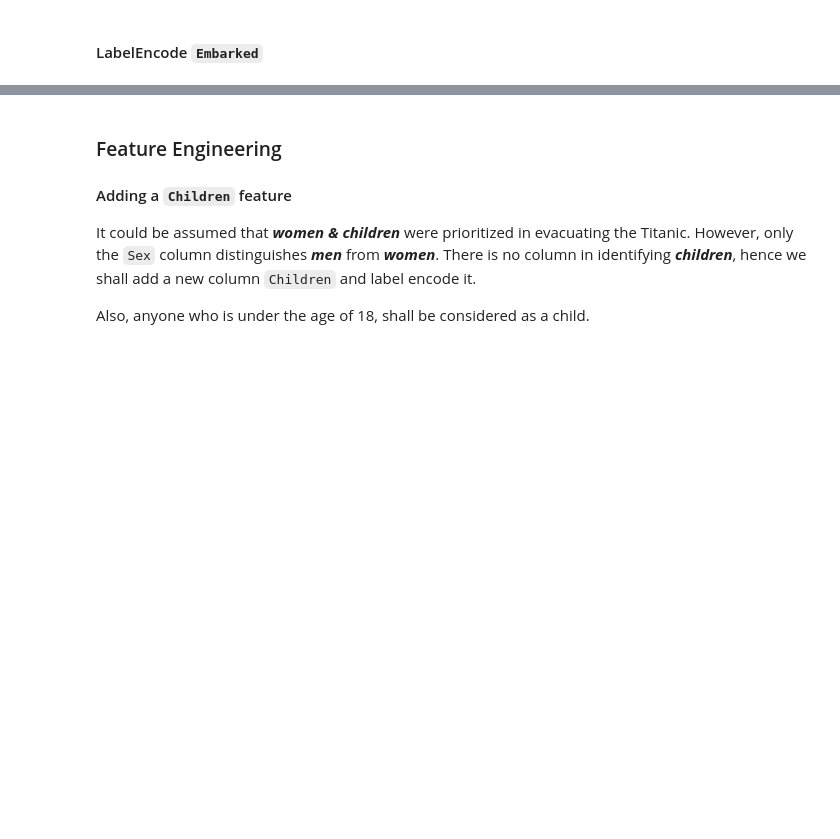
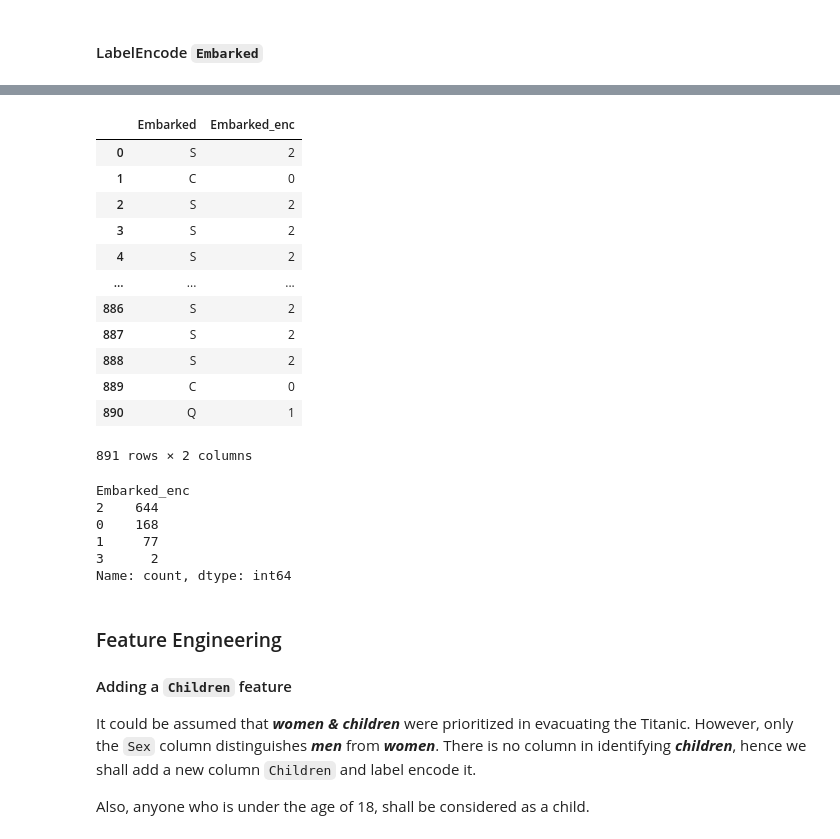
Before and after one commit to justin-97/Titanic-Project, a Jupyter notebook: titanic-project-logistic-regression-ensemble.ipynb, the cells around one changed output, grey strips where cells are left out. Drawn from its saved outputs; the diff is of its cells as text; code cells hidden in the pictures; blank space fills up the shorter version.

```diff
--- a/titanic-project-logistic-regression-ensemble.ipynb
+++ b/titanic-project-logistic-regression-ensemble.ipynb
@@ -355,6 +355,31 @@ df.head()
 | 2 | 3 | 1 | 3 | Heikkinen, Miss. Laina | female | 26.0 | 0 | 0 | STON/O2. 3101282 | 7.9250 | ... |
 | 3 | 4 | 1 | 1 | Futrelle, Mrs. Jacques Heath (Lil... | female | 35.0 | 1 | 0 | 113803 | 53.1000 | ... |
 | 4 | 5 | 0 | 3 | Allen, Mr. William Henry | male | 35.0 | 0 | 0 | 373450 | 8.0500 | ... |
+# %%
+df[['Embarked','Embarked_enc']]
+# %% [output]
+|  | Embarked | Embarked_enc |
+| 0 | S | 2 |
+| 1 | C | 0 |
+| 2 | S | 2 |
+| 3 | S | 2 |
+| 4 | S | 2 |
+| ... | ... | ... |
+| 886 | S | 2 |
+| 887 | S | 2 |
+| 888 | S | 2 |
+| 889 | C | 0 |
+| 890 | Q | 1 |
+891 rows × 2 columns
+# %%
+df['Embarked_enc'].value_counts()
+# %% [output]
+Embarked_enc
+2    644
+0    168
+1     77
+3      2
+Name: count, dtype: int64
 # %% [markdown]
 ### Feature Engineering
 
```
Also changed, not shown: parts of 1 cell of this notebook.
